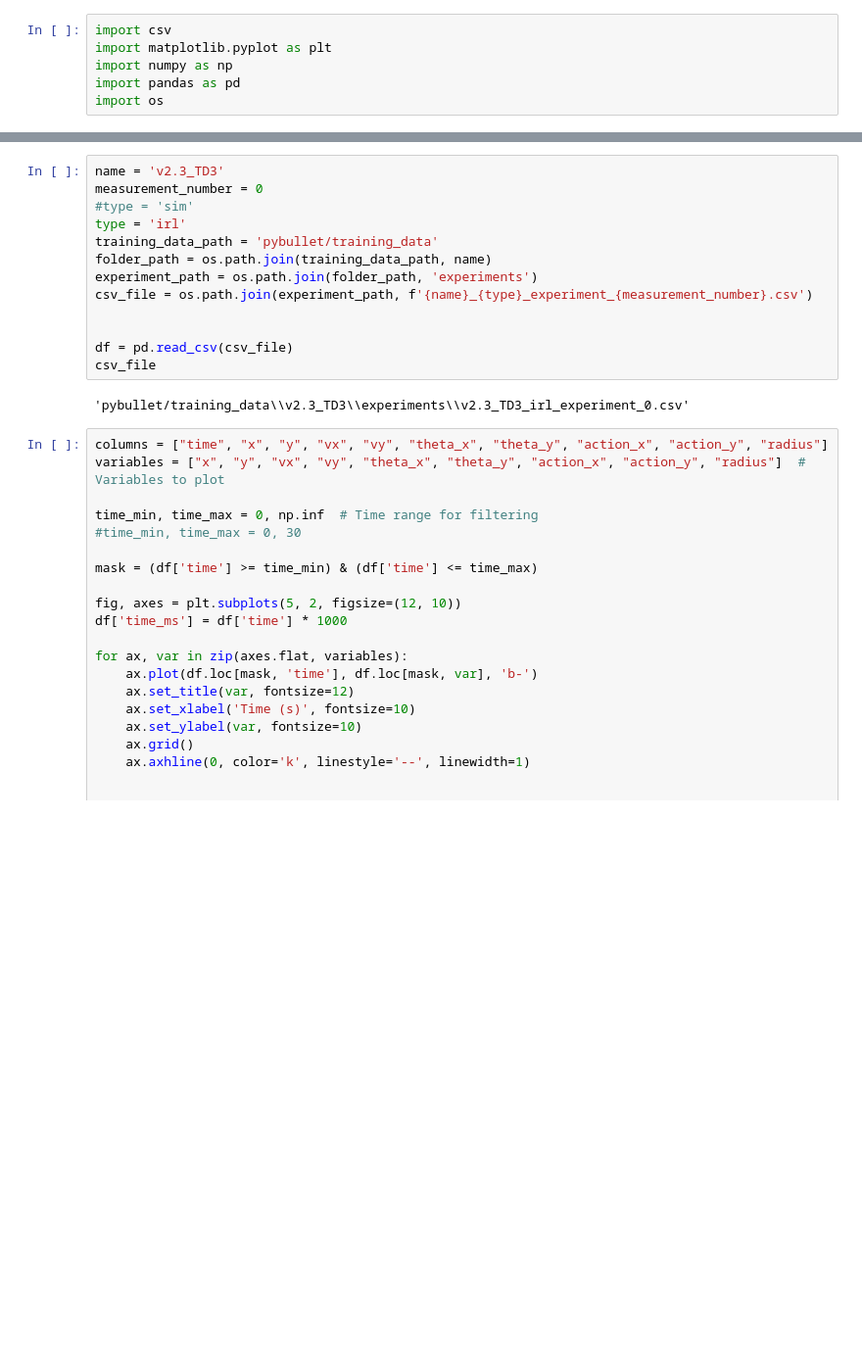
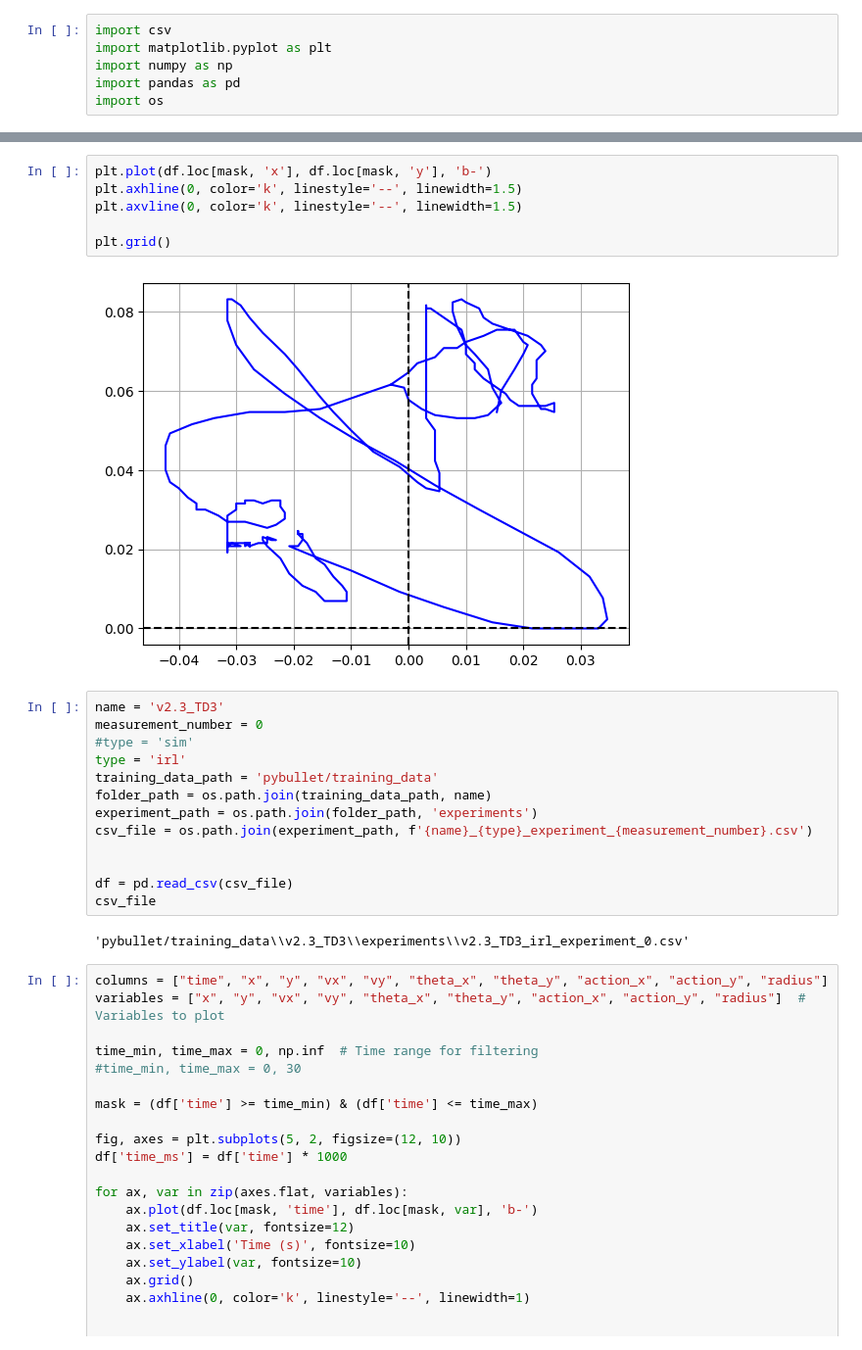
Before and after one commit to davidlackovic/paralelni-manipulator, a Jupyter notebook: csv_viewer.ipynb, the cells around one changed output, grey strips where cells are left out. Shown at 98% size. Cells and saved outputs as stored; diff of their text form; blank space fills up the shorter version.

```diff
--- a/csv_viewer.ipynb
+++ b/csv_viewer.ipynb
@@ -56,3 +56,11 @@ plt.show()
+# %%
+plt.plot(df.loc[mask, 'x'], df.loc[mask, 'y'], 'b-')
+plt.axhline(0, color='k', linestyle='--', linewidth=1.5)
+plt.axvline(0, color='k', linestyle='--', linewidth=1.5)
+
+plt.grid()
+# %% [output]
+[figure, added]
 # %%
 name = 'v2.3_TD3'
 measurement_number = 0
```
Also changed, not shown: parts of 4 cells of this notebook, 6 other files.
